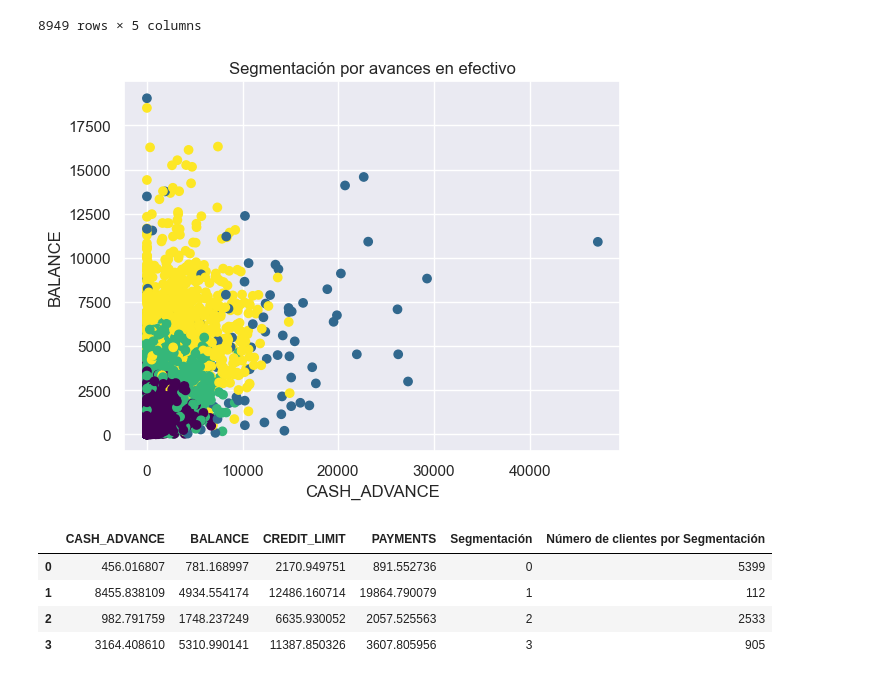
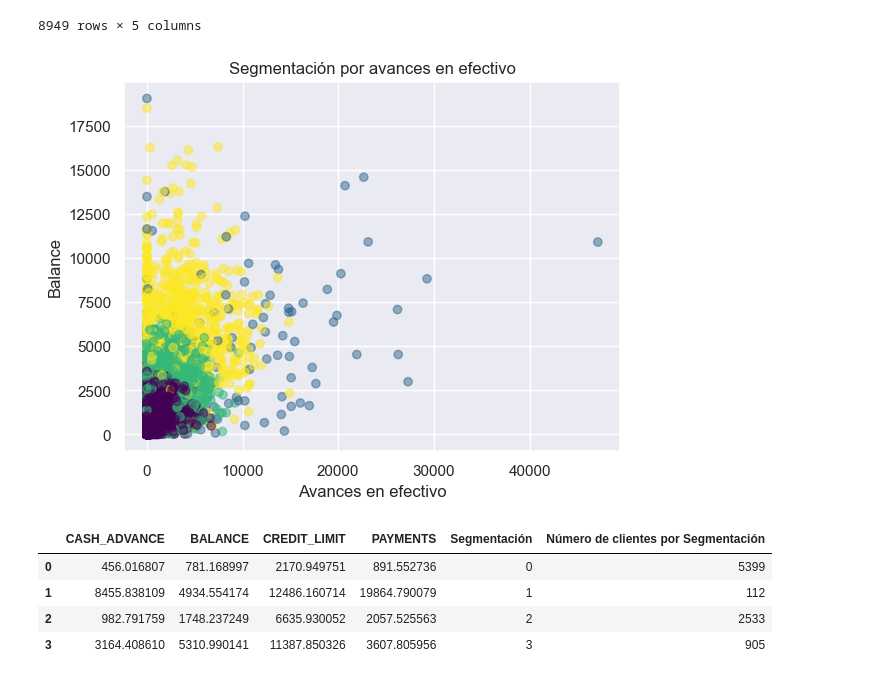
Before and after one commit to andromedalactea/Credit_Cards_Analytics, a Jupyter notebook: Analisis_exploratorio.ipynb, the cells around one changed output. Saved outputs shown, nothing was run; the diff lists cells and outputs as text; code cells hidden in the pictures.

```diff
--- a/Analisis_exploratorio.ipynb
+++ b/Analisis_exploratorio.ipynb
@@ -358,23 +358,23 @@ data_credit_cards[['CASH_ADVANCE', 'BALANCE', 'CREDIT_LIMIT', 'PAYMENTS', 'Clust
 # %%
 #Veamoslo gráficamente
 
 # Ejecutar el algoritmo K-means
 kmeans = KMeans(n_clusters=4, random_state=42)
 kmeans.fit(data)
 
 # Obtener las etiquetas de cluster asignadas a cada punto de datos
 labels = kmeans.labels_
 
 # Crear un gráfico de dispersión coloreando los puntos según los clusters
-plt.scatter(data['CASH_ADVANCE'], data['BALANCE'], c=labels, cmap='viridis')
+plt.scatter(data['CASH_ADVANCE'], data['BALANCE'], c=labels, cmap='viridis',alpha=0.5)
 
-plt.xlabel('CASH_ADVANCE')
-plt.ylabel('BALANCE')
+plt.xlabel('Avances en efectivo')
+plt.ylabel('Balance')
 plt.title('Segmentación por avances en efectivo')
 
 plt.show()
 # %% [output]
-[figure, old version]
+[figure, new version]
 # %%
 # Seleccionar las columnas relevantes para la segmentación
 data = data_credit_cards[['CASH_ADVANCE', 'BALANCE', 'CREDIT_LIMIT', 'PAYMENTS']]
```
Also changed, not shown: parts of 2 cells of this notebook, 1 other file.
